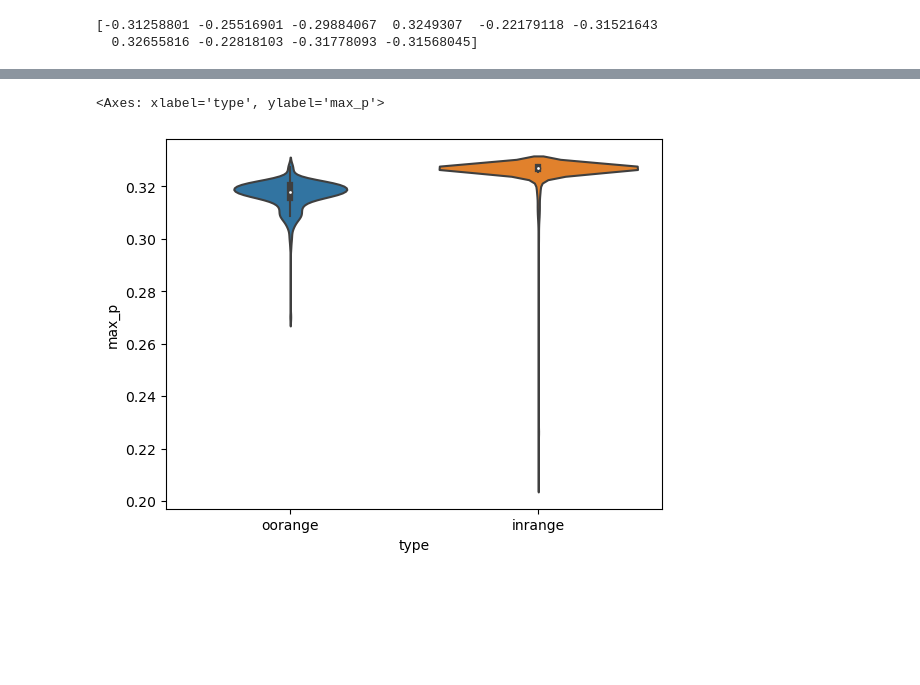
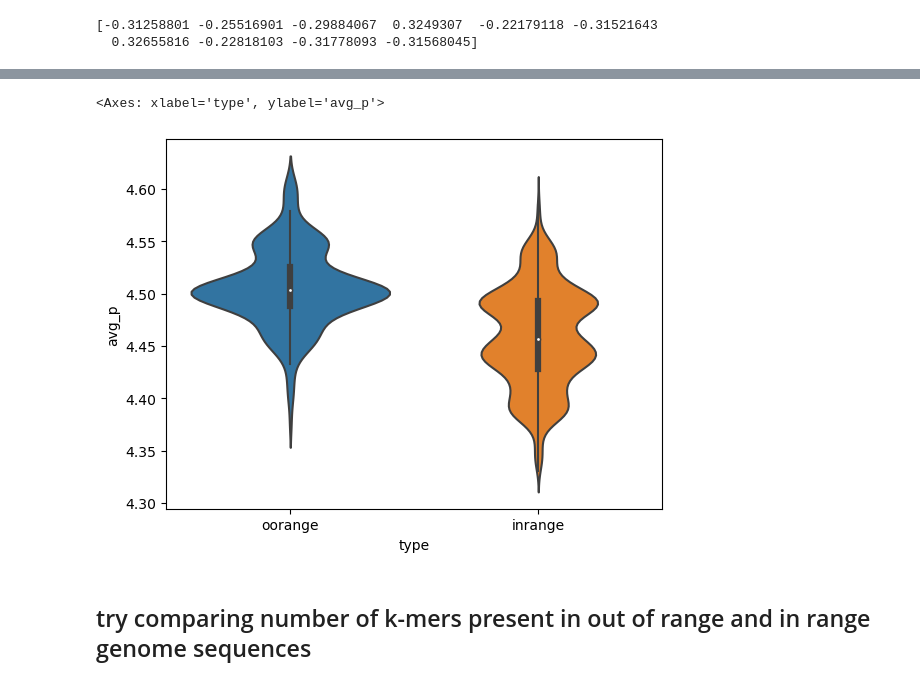
Before and after one commit to dibsondivya/amr-prediction, a Jupyter notebook: scripts/manuscript.ipynb, the cells around one changed output, grey strips where cells are left out. Saved outputs shown, nothing was run; the diff lists cells and outputs as text; code cells hidden in the pictures; blank space fills up the shorter version.

Commit message:
OOR sequences: more decision function analyses

```diff
--- a/scripts/manuscript.ipynb
+++ b/scripts/manuscript.ipynb
@@ -676,5 +589,14 @@ inrange_Y['max_p'] = inrange_max_p
+# %%
+inrange_ovo_decision = model21.decision_function(inrange_X)
+
+inrange_avg_p = list()
+for i in inrange_ovo_decision:
+    inrange_avg_p.append(np.mean(i))
+
+avg_inrange_Y = pd.DataFrame(index=inrange_X.index)
+avg_inrange_Y['avg_p'] = inrange_avg_p
 # %%
-oorange_Y = Y.drop('ribotype', axis = 1)
-oorange_Y['type'] = 'oorange'
-oorange_Y
+avg_oorange_Y = avg_Y.drop('ribotype', axis = 1)
+avg_oorange_Y['type'] = 'oorange'
+avg_oorange_Y
 # %% [output]
@@ -693,5 +615,5 @@ oorange_Y
 303 rows × 2 columns
 # %%
-inrange_Y['type'] = 'inrange'
-inrange_Y
+avg_inrange_Y['type'] = 'inrange'
+avg_inrange_Y
 # %% [output]
@@ -727,0 +633,3 @@ comb_Y
+# %%
+avg_comb_Y = pd.concat([avg_oorange_Y, avg_inrange_Y])
+avg_comb_Y
@@ -728,6 +652,5 @@ comb_Y
 # %%
-import seaborn as sns
-sns.violinplot(x="type", y="max_p", data=comb_Y)
+sns.violinplot(x="type", y="avg_p", data=avg_comb_Y)
 # %% [output]
-<Axes: xlabel='type', ylabel='max_p'>
+<Axes: xlabel='type', ylabel='avg_p'>
-[figure, old version]
+[figure, new version]
@@ -743,0 +657,2 @@ for i in inrange_normalized_confidences:
+# %% [markdown]
+## try comparing number of k-mers present in out of range and in range genome sequences
```
Also changed, not shown: parts of 75 cells of this notebook.
